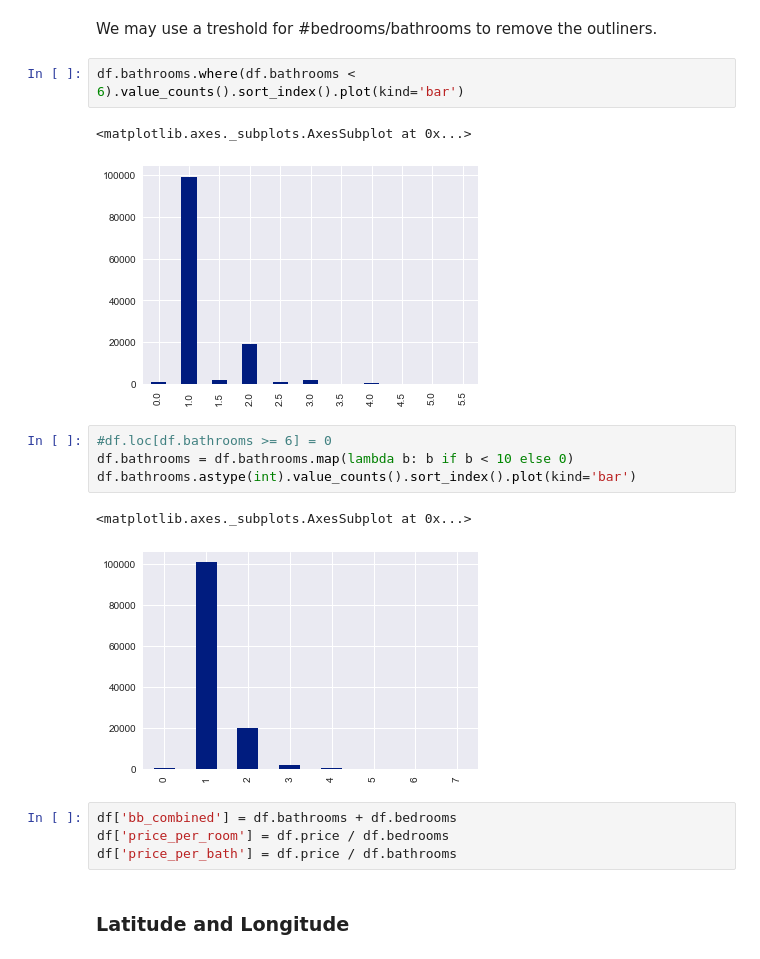
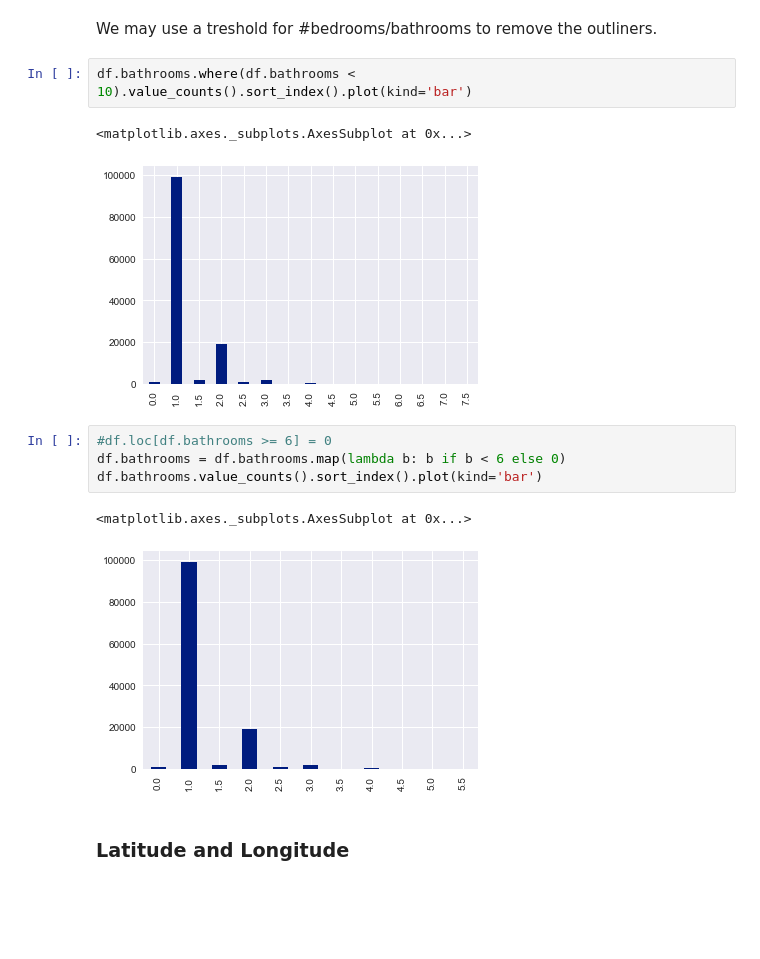
Before and after one commit to iKonon/kaggle, a Jupyter notebook: two-sigma-connect-rental-listing-inquiries/Data Exploration and Cleaning.ipynb, the cells around one changed output. Cells and saved outputs as stored; diff of their text form; blank space fills up the shorter version.

```diff
--- a/two-sigma-connect-rental-listing-inquiries/Data Exploration and Cleaning.ipynb
+++ b/two-sigma-connect-rental-listing-inquiries/Data Exploration and Cleaning.ipynb
@@ -144,21 +144,17 @@ df.bedrooms.value_counts().sort_index().plot(kind='bar', ax=axes[1])
 # %% [markdown]
 We may use a treshold for #bedrooms/bathrooms to remove the outliners.
 # %%
-df.bathrooms.where(df.bathrooms < 6).value_counts().sort_index().plot(kind='bar')
+df.bathrooms.where(df.bathrooms < 10).value_counts().sort_index().plot(kind='bar')
 # %% [output]
 <matplotlib.axes._subplots.AxesSubplot at 0x...>
-[figure, old version]
+[figure, new version]
 # %%
 #df.loc[df.bathrooms >= 6] = 0
-df.bathrooms = df.bathrooms.map(lambda b: b if b < 10 else 0)
-df.bathrooms.astype(int).value_counts().sort_index().plot(kind='bar')
+df.bathrooms = df.bathrooms.map(lambda b: b if b < 6 else 0)
+df.bathrooms.value_counts().sort_index().plot(kind='bar')
 # %% [output]
 <matplotlib.axes._subplots.AxesSubplot at 0x...>
-[figure, old version]
+[figure, new version]
-# %%
-df['bb_combined'] = df.bathrooms + df.bedrooms
-df['price_per_room'] = df.price / df.bedrooms
-df['price_per_bath'] = df.price / df.bathrooms
 # %% [markdown]
 ### Latitude and Longitude
 # %%
```
Also changed, not shown: parts of 15 cells of this notebook, 1 other file.
